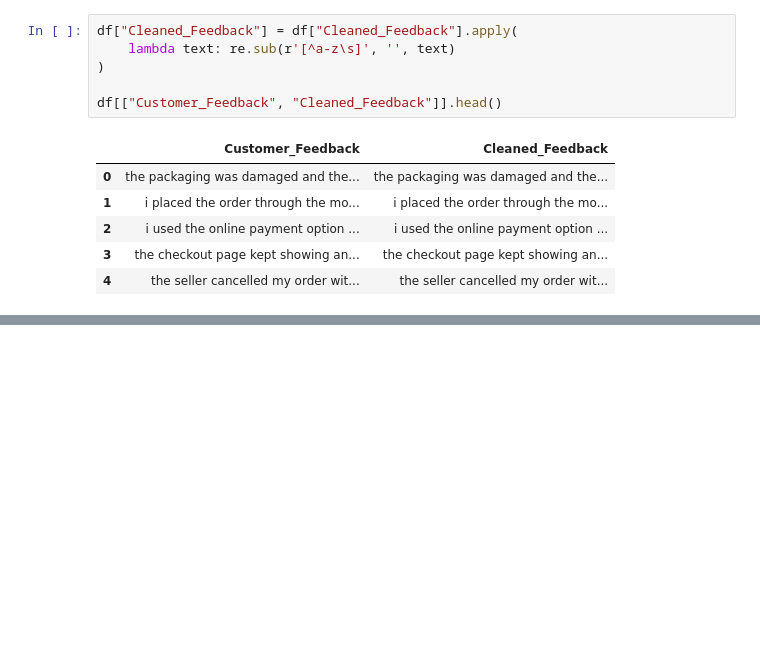
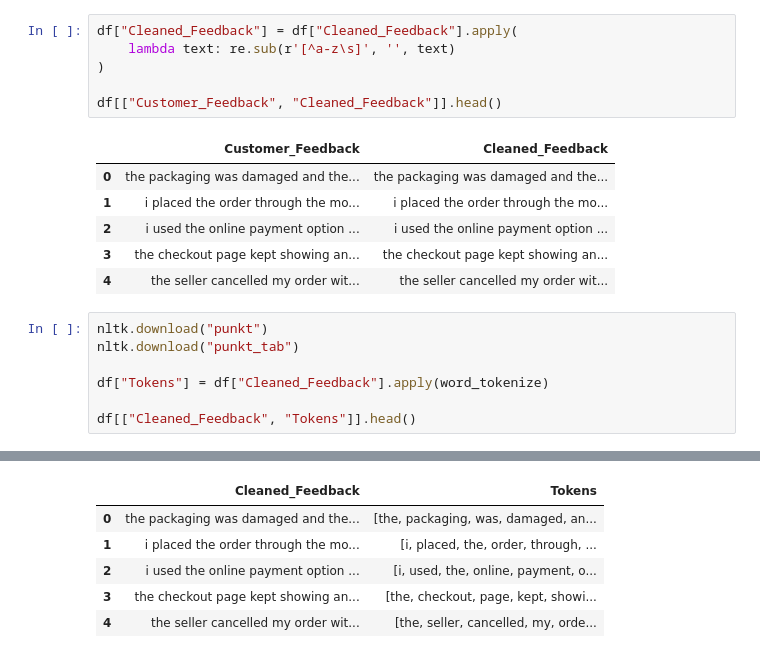
Before and after one commit to AbhishekShah272002/Deep-Learning-and-NLP, a Jupyter notebook: NLP_Based_Sentiment_Analysis_of_E_Commerce_Customer_Feedback.ipynb, the cells around one changed output, grey strips where cells are left out. Drawn from its saved outputs; the diff is of its cells as text; blank space fills up the shorter version.

```diff
--- a/NLP_Based_Sentiment_Analysis_of_E_Commerce_Customer_Feedback.ipynb
+++ b/NLP_Based_Sentiment_Analysis_of_E_Commerce_Customer_Feedback.ipynb
@@ -70,3 +70,11 @@ df[["Customer_Feedback", "Cleaned_Feedback"]].head()
 | 2 | i used the online payment option ... | i used the online payment option ... |
 | 3 | the checkout page kept showing an... | the checkout page kept showing an... |
 | 4 | the seller cancelled my order wit... | the seller cancelled my order wit... |
+# %%
+nltk.download("punkt")
+nltk.download("punkt_tab")
+
+df["Tokens"] = df["Cleaned_Feedback"].apply(word_tokenize)
+
+df[["Cleaned_Feedback", "Tokens"]].head()
+# %% [output]
@@ -72,0 +85,6 @@ df[["Customer_Feedback", "Cleaned_Feedback"]].head()
+|  | Cleaned_Feedback | Tokens |
+| 0 | the packaging was damaged and the... | [the, packaging, was, damaged, an... |
+| 1 | i placed the order through the mo... | [i, placed, the, order, through, ... |
+| 2 | i used the online payment option ... | [i, used, the, online, payment, o... |
+| 3 | the checkout page kept showing an... | [the, checkout, page, kept, showi... |
+| 4 | the seller cancelled my order wit... | [the, seller, cancelled, my, orde... |
```
Also changed, not shown: parts of 2 cells of this notebook.
